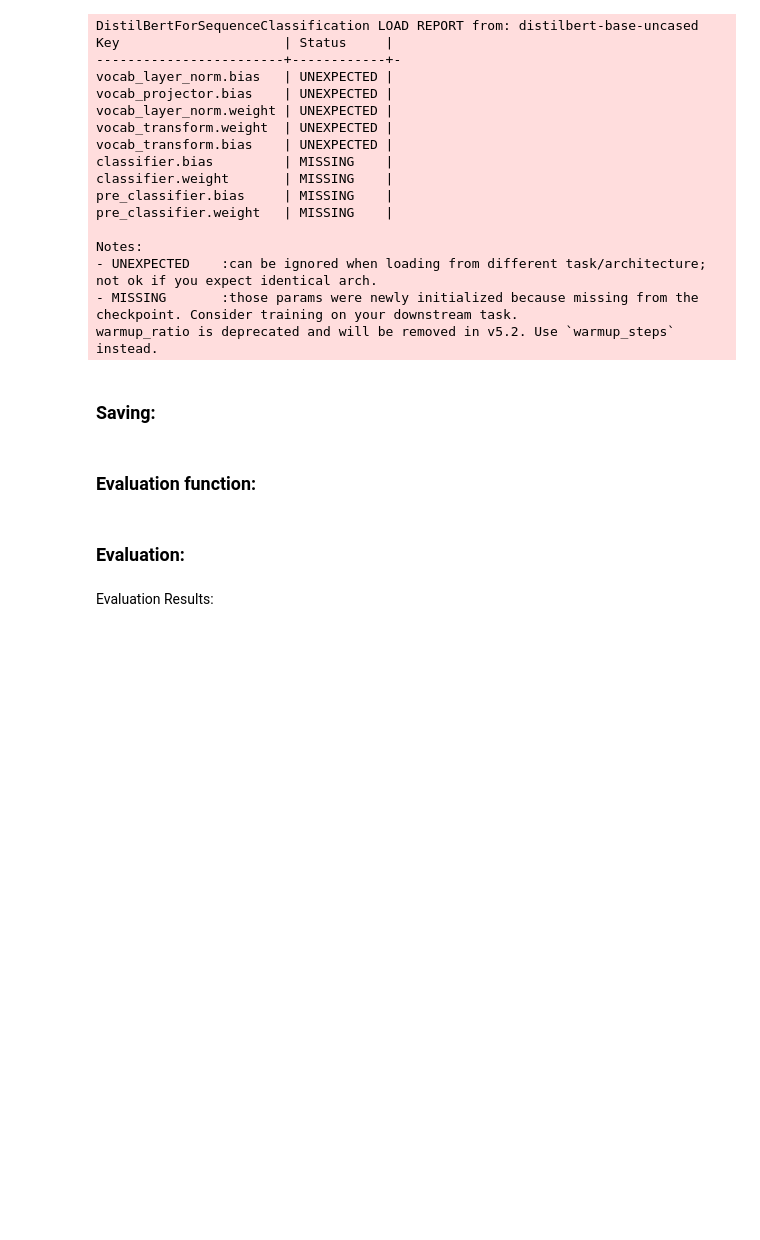
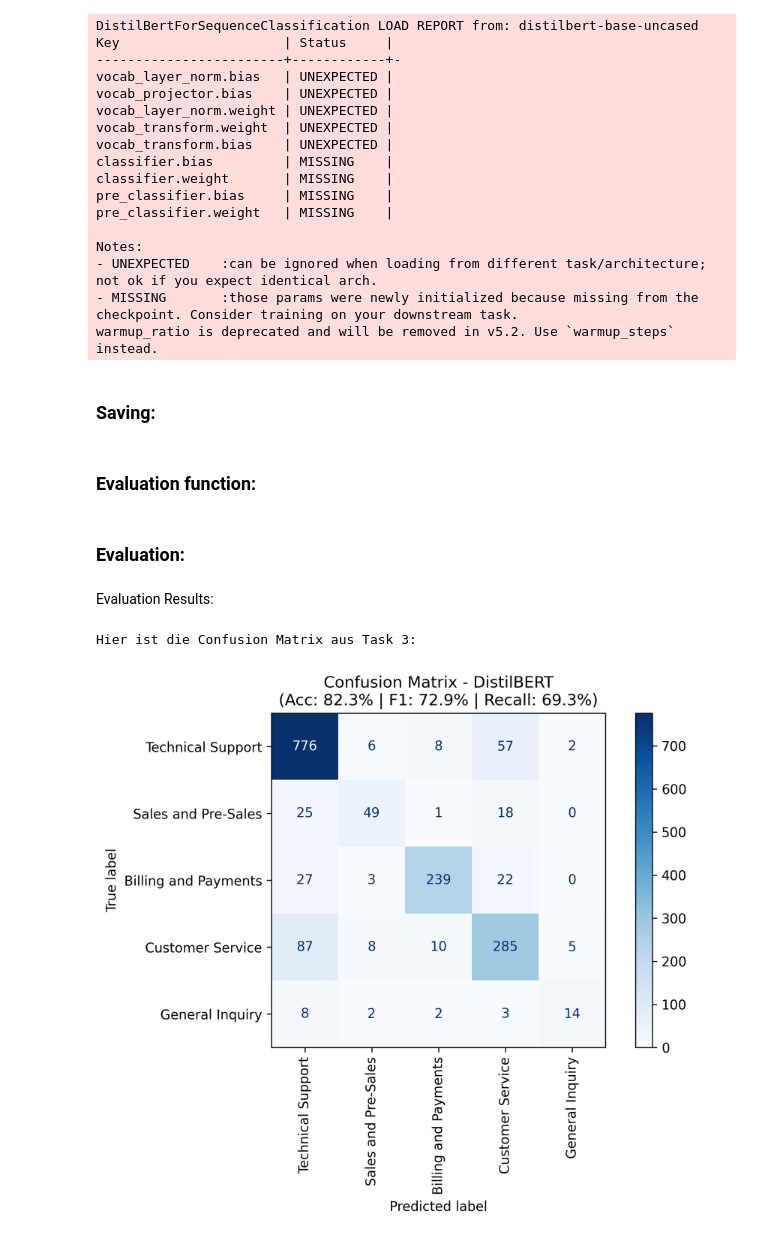
Before and after one commit to esthikalt/NLP_Project, a Jupyter notebook: notebook.ipynb, the cells around one changed output. Cells and saved outputs as stored; diff of their text form; code cells hidden in the pictures; blank space fills up the shorter version.

```diff
--- a/notebook.ipynb
+++ b/notebook.ipynb
@@ -680,3 +700,14 @@ def evaluate_bert_model(model, tokenizer, dataset, name="DistilBERT"):
 _ = evaluate_bert_model(model_bert, tokenize_bert, bert_test_ds, name="DistilBERT")
 # %% [markdown]
 Evaluation Results:
+# %%
+from IPython.display import Image, display
+
+# Einfach den Pfad hier einfügen
+image_path = "confusion_matrix_DistilBERT.png"
+
+print("Hier ist die Confusion Matrix aus Task 3:")
+display(Image(filename=image_path, width=600)) # width optional anpassen
+# %% [output]
+Hier ist die Confusion Matrix aus Task 3:
+[figure, added]
```
Also changed, not shown: parts of 4 cells of this notebook.
